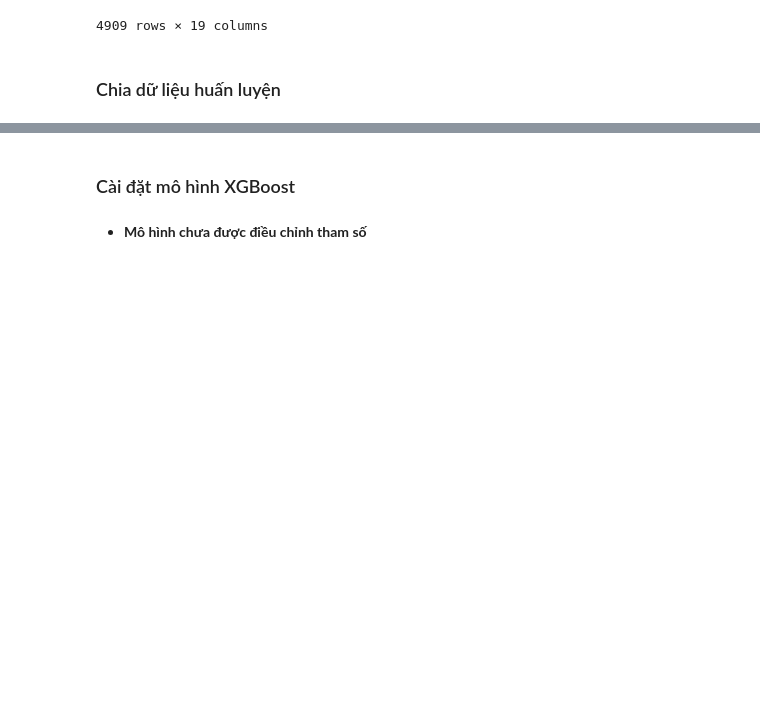
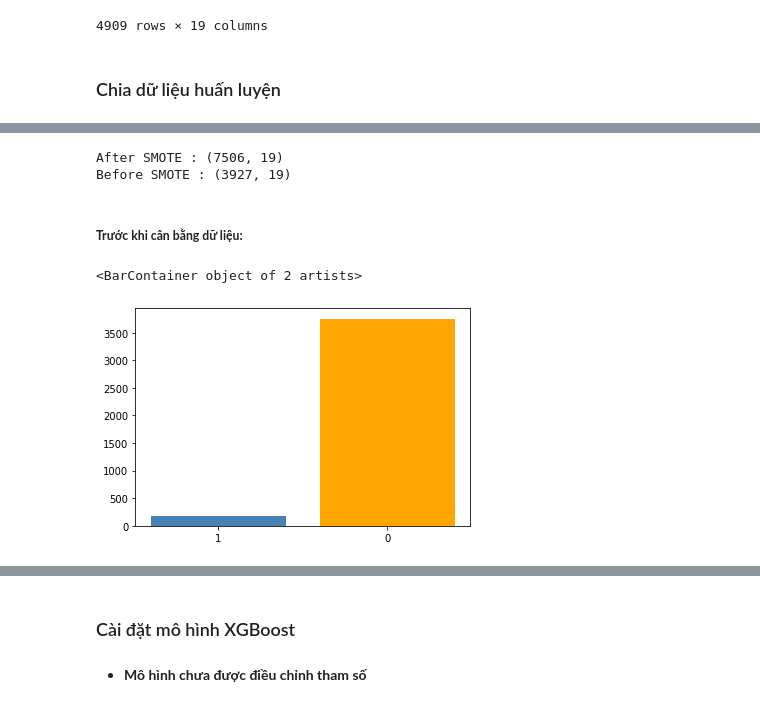
Before and after one commit to danhhuynh25029/XGBoost, a Jupyter notebook: XGBoost_Classfication.ipynb, the cells around one changed output, grey strips where cells are left out. Drawn from its saved outputs; the diff is of its cells as text; code cells hidden in the pictures; blank space fills up the shorter version.

```diff
--- a/XGBoost_Classfication.ipynb
+++ b/XGBoost_Classfication.ipynb
@@ -243,0 +257,27 @@ def Score(model,X,y):
+# %%
+from imblearn.over_sampling import SMOTE
+smote = SMOTE()
+X_train_smote,y_train_smote = smote.fit_resample(X_train,y_train)
+X_test_smote,y_test_smote = smote.fit_resample(X_test,y_test)
+print('After SMOTE : {}'.format(X_train_smote.shape))
+print('Before SMOTE : {}'.format(X_train.shape))
+# %% [output]
+After SMOTE : (7506, 19)
+Before SMOTE : (3927, 19)
+# %% [markdown]
+##### **Trước khi cân bằng dữ liệu:**
+# %%
+def Count(y):
+  y_stroke = []
+  y_nstroke = []
+  for i in y:
+    if i == 1:
+      y_stroke.append(i)
+    else:
+      y_nstroke.append(i)
+  return y_stroke,y_nstroke
+y_s,y_n = Count(y_train)
+plt.bar(['1','0'],[len(y_s),len(y_n)],color=('steelblue','orange'))
+# %% [output]
+<BarContainer object of 2 artists>
+[figure, added]
```
Also changed, not shown: parts of 41 cells of this notebook, 1 other file.
